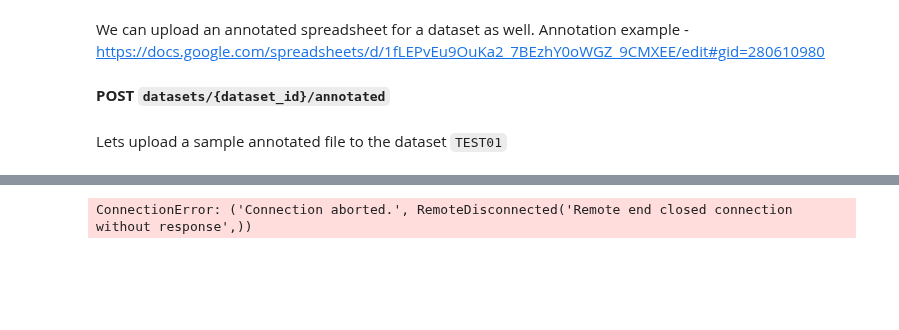
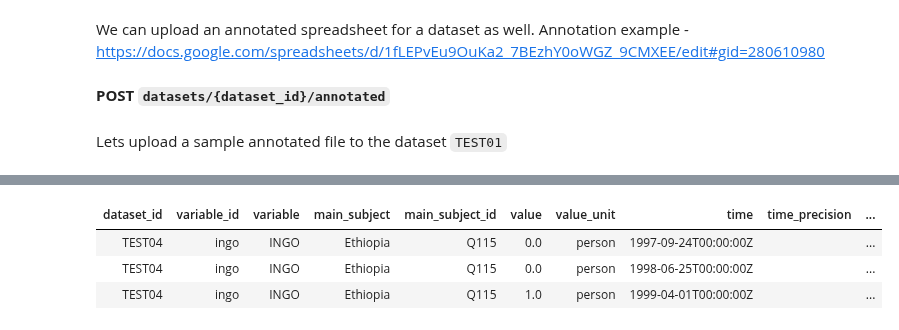
Before and after one commit to usc-isi-i2/datamart-api, a Jupyter notebook: Datamart Data API Demo.ipynb, the cells around one changed output, grey strips where cells are left out. Saved outputs shown, nothing was run; the diff lists cells and outputs as text; code cells hidden in the pictures; blank space fills up the shorter version.

```diff
--- a/Datamart Data API Demo.ipynb
+++ b/Datamart Data API Demo.ipynb
@@ -597,6 +628,9 @@ print(json.dumps(response.json(), indent=2)) # print only 5 variables
 # %%
-response = get(f'{datamart_api_url}/datasets/TEST01/variables/gender_unknown')
+response = get(f'{datamart_api_url}/datasets/TEST04/variables/ingo')
 df = pd.read_csv(StringIO(response.text))
 display(HTML(df.fillna('').to_html(index=False)))
 # %% [output]
-ConnectionError: ('Connection aborted.', RemoteDisconnected('Remote end closed connection without response',))
+| dataset_id | variable_id | variable | main_subject | main_subject_id | value | value_unit | time | time_precision | ... |
+| TEST04 | ingo | INGO | Ethiopia | Q115 | 0.0 | person | 1997-09-24T00:00:00Z |  | ... |
+| TEST04 | ingo | INGO | Ethiopia | Q115 | 0.0 | person | 1998-06-25T00:00:00Z |  | ... |
+| TEST04 | ingo | INGO | Ethiopia | Q115 | 1.0 | person | 1999-04-01T00:00:00Z |  | ... |
```
Also changed, not shown: parts of 5 cells of this notebook.
